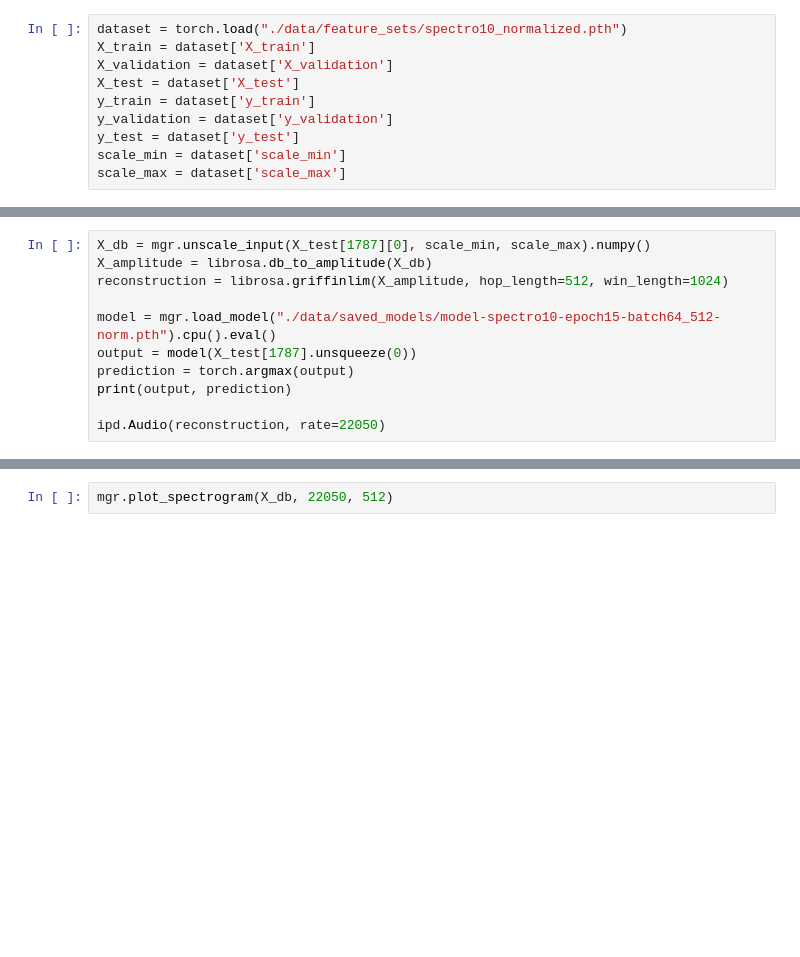
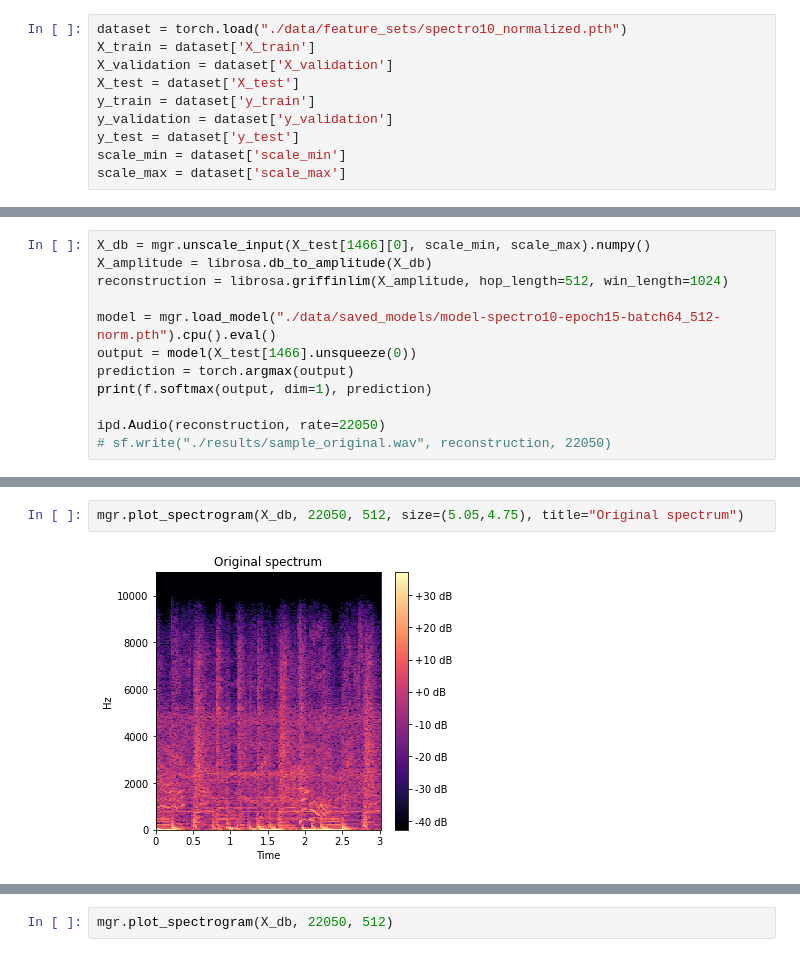
Before and after one commit to jmaruniak/Genre-Classifier, a Jupyter notebook: playground.ipynb, the cells around one changed output, grey strips where cells are left out. Drawn from its saved outputs; the diff is of its cells as text; blank space fills up the shorter version.

Commit message:
generating results

```diff
--- a/playground.ipynb
+++ b/playground.ipynb
@@ -36,11 +57,12 @@ for index, (p, q) in enumerate(zip(model_predictions.argmax(dim=1).type(torch.Lo
 # %%
-X_db = mgr.unscale_input(X_test[1787][0], scale_min, scale_max).numpy()
+X_db = mgr.unscale_input(X_test[1466][0], scale_min, scale_max).numpy()
 X_amplitude = librosa.db_to_amplitude(X_db)
 reconstruction = librosa.griffinlim(X_amplitude, hop_length=512, win_length=1024)
 
 model = mgr.load_model("./data/saved_models/model-spectro10-epoch15-batch64_512-norm.pth").cpu().eval()
-output = model(X_test[1787].unsqueeze(0))
+output = model(X_test[1466].unsqueeze(0))
 prediction = torch.argmax(output)
-print(output, prediction)
+print(f.softmax(output, dim=1), prediction)
 
 ipd.Audio(reconstruction, rate=22050)
+# sf.write("./results/sample_original.wav", reconstruction, 22050)
@@ -46,0 +73,4 @@ ipd.Audio(reconstruction, rate=22050)
+# %%
+mgr.plot_spectrogram(X_db, 22050, 512, size=(5.05,4.75), title="Original spectrum")
+# %% [output]
+[figure, added]
```
Also changed, not shown: parts of 15 cells of this notebook, 12 other files.
